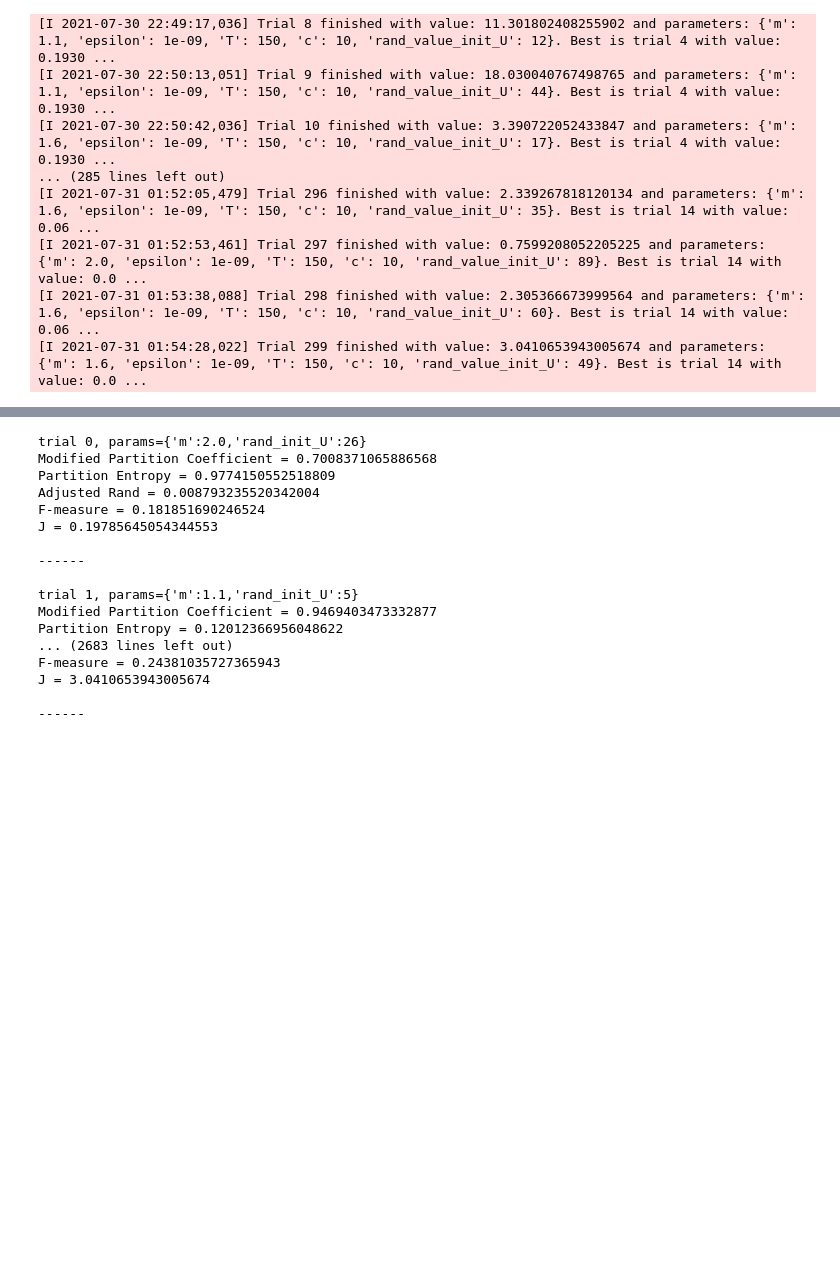
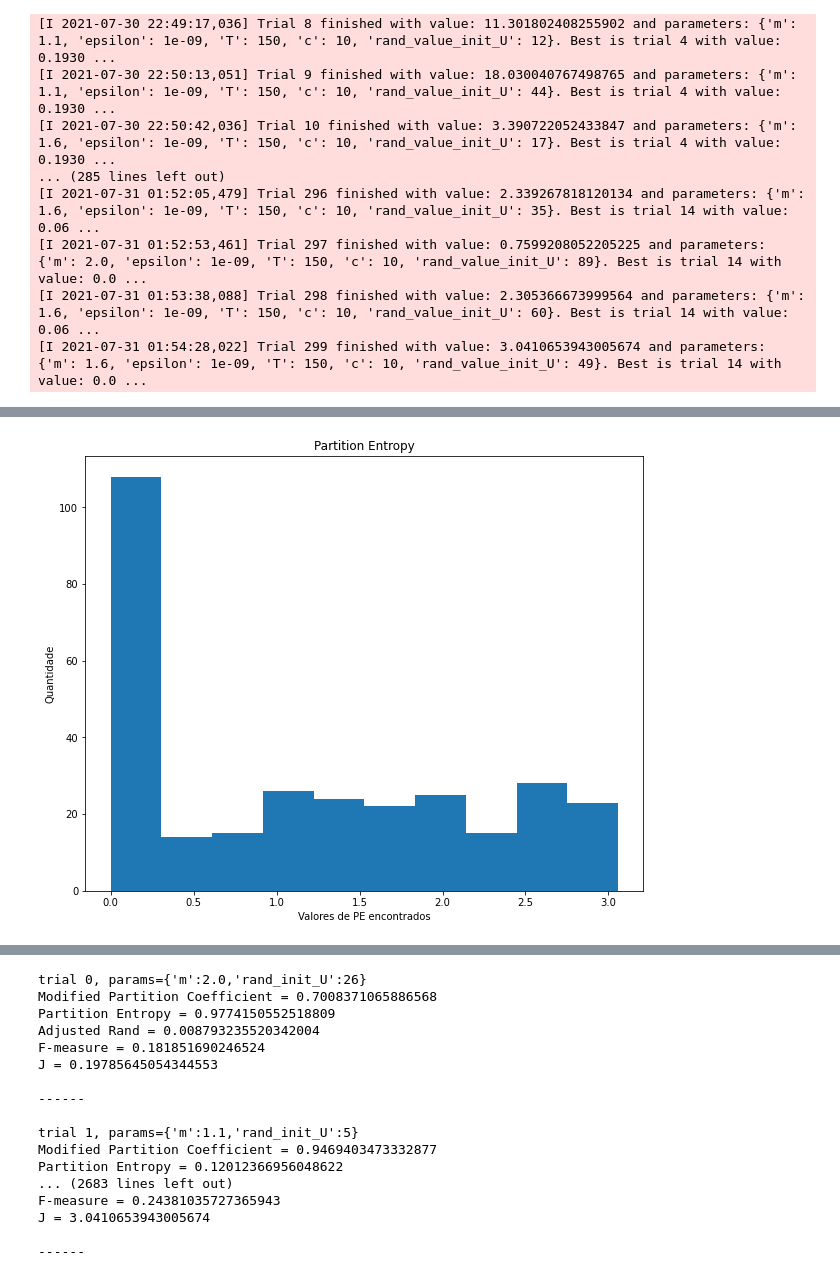
Before and after one commit to johnnyy/ML-EQUIPE-6, a Jupyter notebook: Questao1/FCM-DFCV.ipynb, the cells around one changed output, grey strips where cells are left out. Cells and saved outputs as stored; diff of their text form; code cells hidden in the pictures; blank space fills up the shorter version.

```diff
--- a/Questao1/FCM-DFCV.ipynb
+++ b/Questao1/FCM-DFCV.ipynb
@@ -379,0 +438,8 @@ study = pkl.load(open("study_optuna.pkl", "rb"))
+# %%
+plt.figure(figsize=(10,8))
+plt.hist(part_entropy)
+plt.title("Partition Entropy")
+plt.xlabel("Valores de PE encontrados")
+plt.ylabel("Quantidade");
+# %% [output]
+[figure, added]
```
Also changed, not shown: parts of 23 cells of this notebook, 1 other file.
